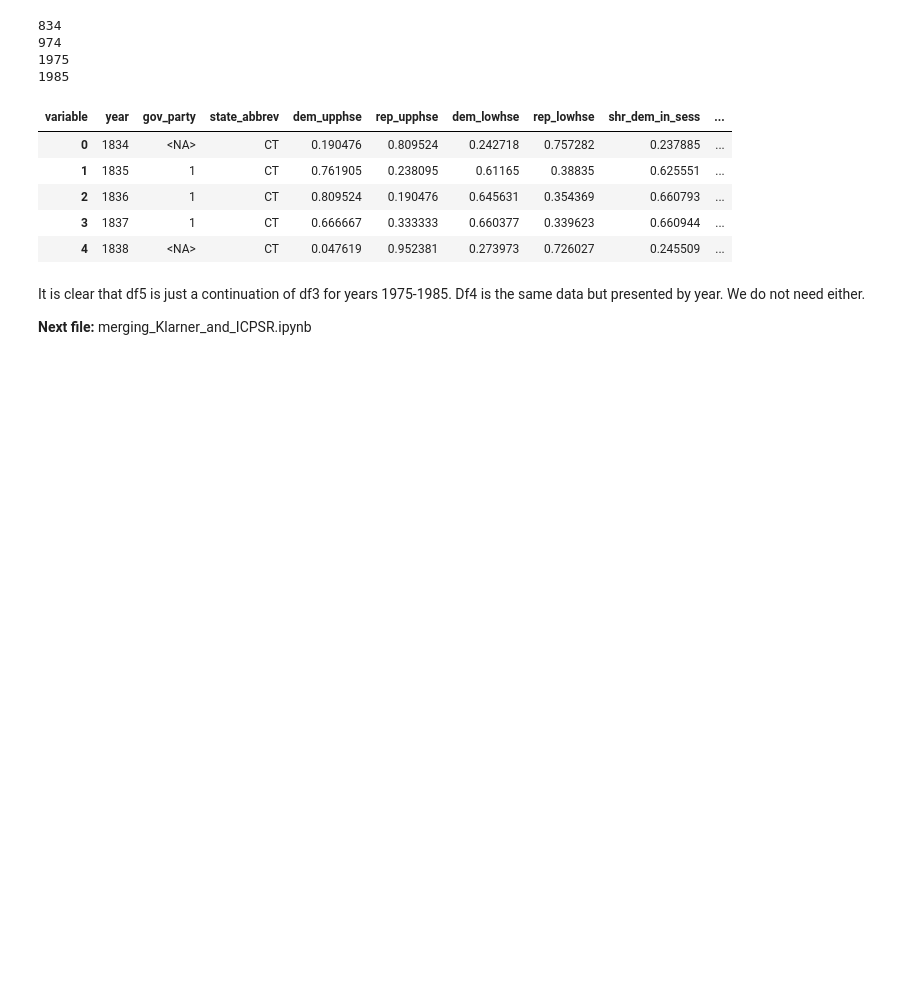
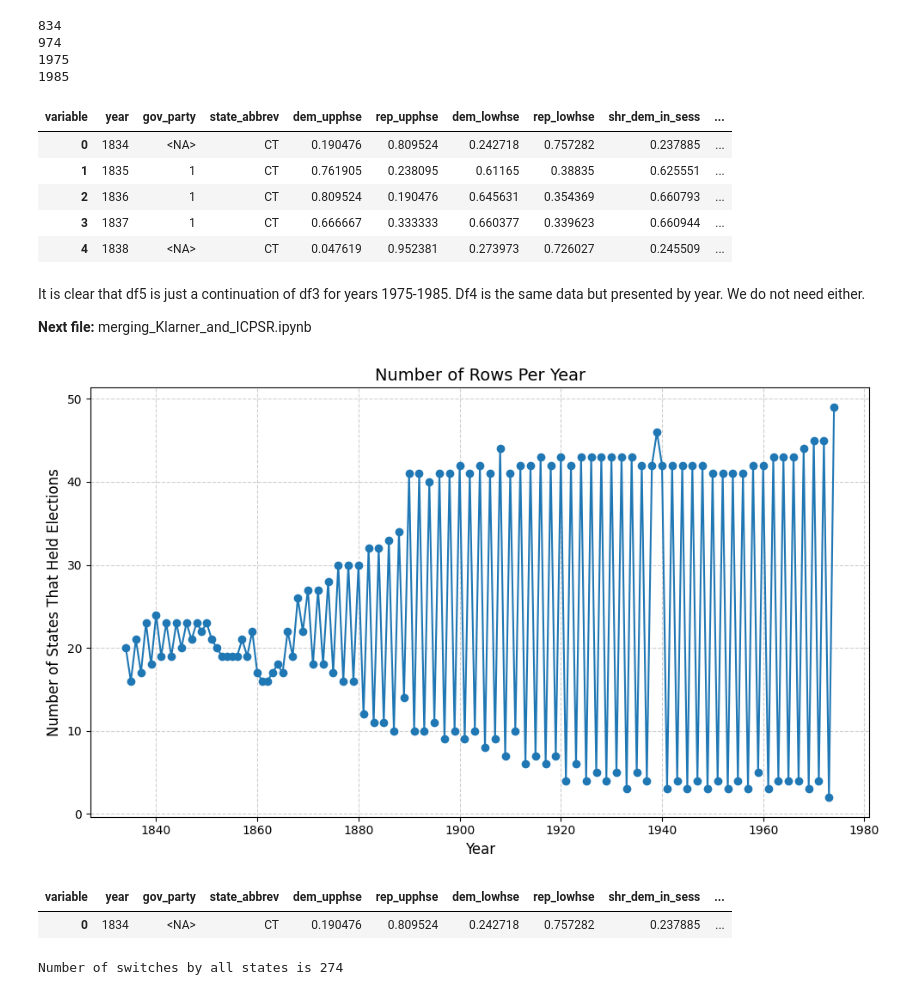
Before and after one commit to batShimon/similarity_data, a Jupyter notebook: Cleaning_icpsr16_partisan_composition.ipynb, the cells around one changed output. Cells and saved outputs as stored; diff of their text form; code cells hidden in the pictures; blank space fills up the shorter version.

Commit message:
the very final state dataset commitgit stash

```diff
--- a/Cleaning_icpsr16_partisan_composition.ipynb
+++ b/Cleaning_icpsr16_partisan_composition.ipynb
@@ -769,3 +756,64 @@ icpsr_df.to_csv(os.path.join(intermed_data_dir, "icpsr.csv"), index=False)
 It is clear that df5 is just a continuation of df3 for years 1975-1985. Df4 is the same data but presented by year. We do not need either.
 
 **Next file:** merging_Klarner_and_ICPSR.ipynb
+# %%
+# Exploring occurrences of elections and control switches for odd years
+# Count occurrences of each year and sort by year
+year_counts = icpsr_df['year'].value_counts().sort_index()
+
+# print(year_counts)
+
+# Plot the counts
+plt.figure(figsize=(10, 6))
+plt.plot(year_counts.index, year_counts.values, marker='o')
+plt.title('Number of Rows Per Year', fontsize=14)
+plt.xlabel('Year', fontsize=12)
+plt.ylabel('Number of States That Held Elections', fontsize=12)
+plt.grid(True, linestyle='--', alpha=0.6)
+plt.tight_layout()
+plt.show()
+# %% [output]
+[figure, added]
+# %%
+icpsr_df.head(1)
+# %% [output]
+| variable | year | gov_party | state_abbrev | dem_upphse | rep_upphse | dem_lowhse | rep_lowhse | shr_dem_in_sess | ... |
+| 0 | 1834 | <NA> | CT | 0.190476 | 0.809524 | 0.242718 | 0.757282 | 0.237885 | ... |
+# %%
+odd_year_df = icpsr_df[icpsr_df['year'] % 2 != 0]
+
+# Initialize results
+results = []
+
+# Group by state
+for state, group in odd_year_df.groupby('state_abbrev'):
+    group = group.sort_values('year')
+
+    # Identify years where dem_lowhse crosses 50%
+    low_crossing_years = group.loc[(group['dem_lowhse'].fillna(0) > 0.5).astype(int).diff().abs() > 0, 'year']
+
+    # Identify years where dem_upphse crosses 50%
+    upp_crossing_years = group.loc[(group['dem_upphse'].fillna(0) > 0.5).astype(int).diff().abs() > 0, 'year']
+
+    # Identify years where gov_party changes
+    party_change_years = group.loc[group['gov_party'].diff().abs().gt(0), 'year']
+
+    # Combine all years and count unique ones
+    unique_years = pd.concat([low_crossing_years, upp_crossing_years, party_change_years]).unique()
+    # print(unique_years)
+    num_occurrences = len(unique_years)
+
+    # Append results for this state
+    results.append({
+        'state': state,
+        'num_occurrences': num_occurrences
+    })
+
+# Convert results to DataFrame
+results_df = pd.DataFrame(results)
+
+# print(results_df)
+
+print(f"Number of switches by all states is {results_df['num_occurrences'].sum()}")
+# %% [output]
+Number of switches by all states is 274
```
Also changed, not shown: parts of 6 cells of this notebook, 1 other file.
